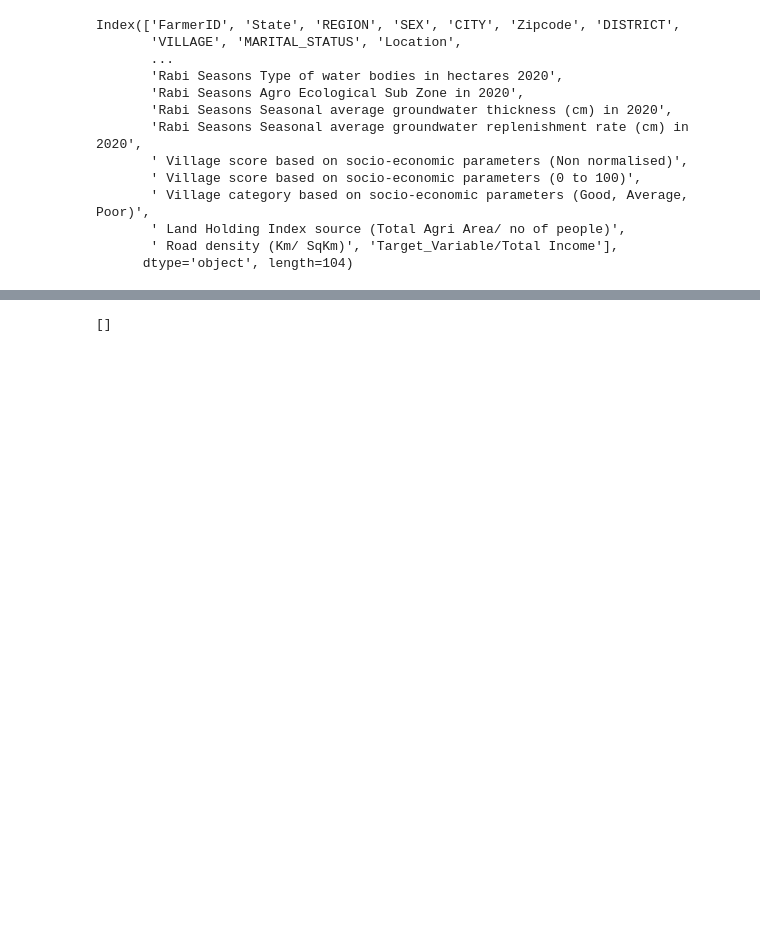
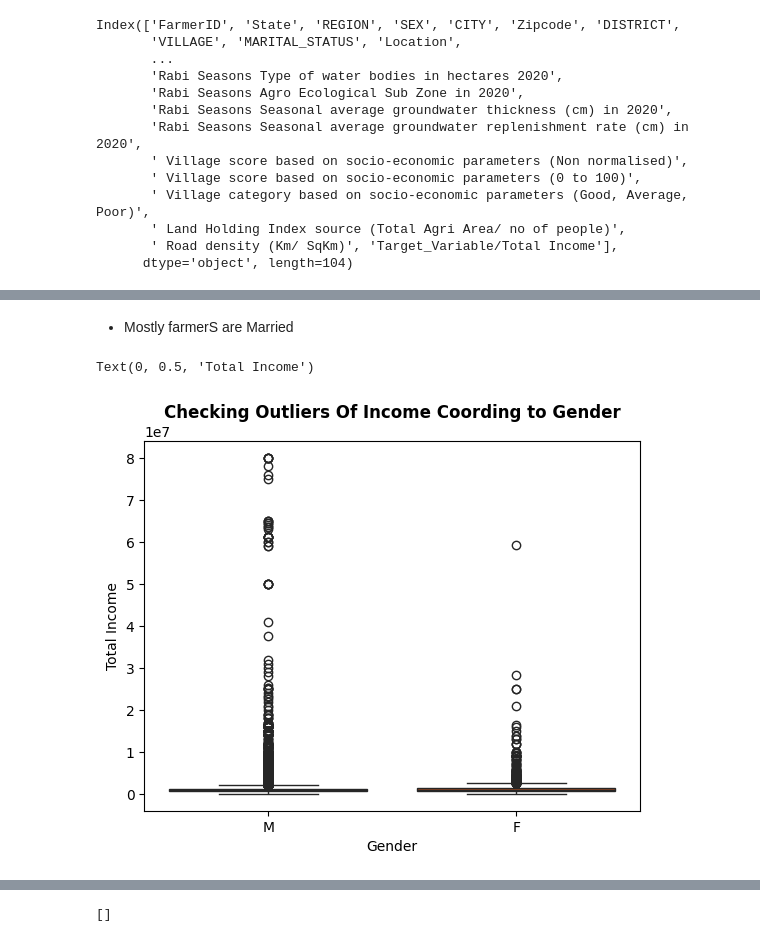
Before and after one commit to jatin0013/Farmer-Income-Predictor, a Jupyter notebook: Model.ipynb, the cells around one changed output, grey strips where cells are left out. Saved outputs shown, nothing was run; the diff lists cells and outputs as text; code cells hidden in the pictures; blank space fills up the shorter version.

```diff
--- a/Model.ipynb
+++ b/Model.ipynb
@@ -212,0 +252,11 @@ df['score_2022-21_kharif'] = df['Kharif Seasons Agricultural Score in 2021']-df[
+# %% [markdown]
+* Mostly farmerS are Married
+# %%
+# checing the otliers according to sex
+sns.boxplot(x='SEX' , y= 'Target_Variable/Total Income',data=df , palette='dark')
+plt.title("Checking Outliers Of Income Coording to Gender" , fontweight ='bold')
+plt.xlabel("Gender")
+plt.ylabel("Total Income")
+# %% [output]
+Text(0, 0.5, 'Total Income')
+[figure, added]
```
Also changed, not shown: parts of 11 cells of this notebook.
